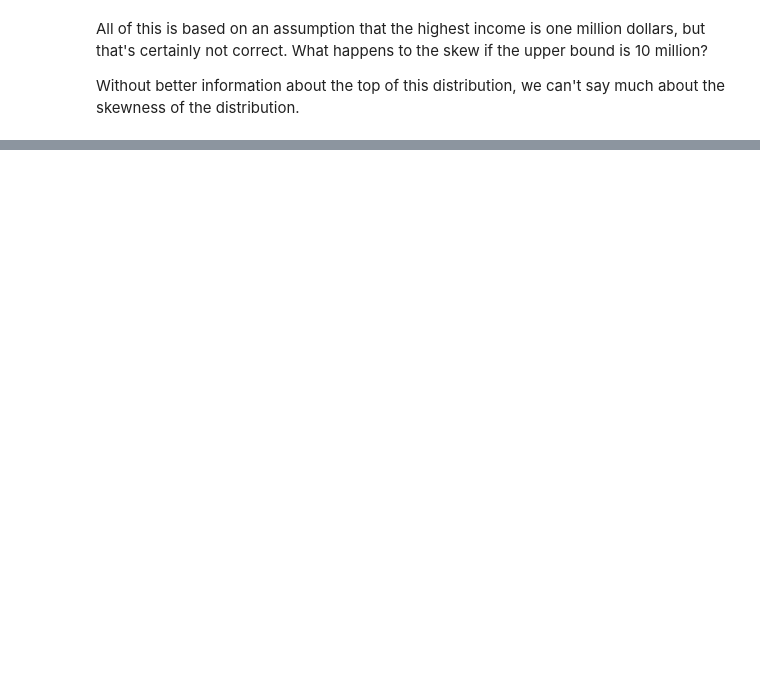
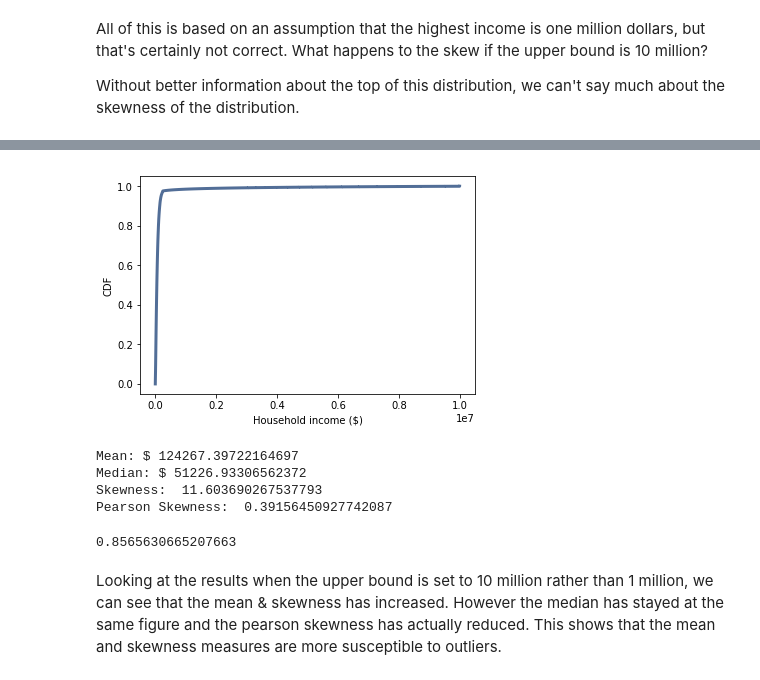
Before and after one commit to rosslogan702/ThinkStats2, a Jupyter notebook: code/chap06ex.ipynb, the cells around one changed output, grey strips where cells are left out. Cells and saved outputs as stored; diff of their text form; code cells hidden in the pictures; blank space fills up the shorter version.

```diff
--- a/code/chap06ex.ipynb
+++ b/code/chap06ex.ipynb
@@ -397,0 +410,32 @@ Without better information about the top of this distribution, we can't say much
+# %%
+sample = np.power(10, log_sample)
+# %%
+cdf = thinkstats2.Cdf(sample)
+thinkplot.Cdf(cdf)
+thinkplot.Config(xlabel='Household income ($)',
+               ylabel='CDF')
+# %% [output]
+[figure, added]
+# %%
+# Solution goes here
+mean = np.mean(sample)
+median = np.median(sample)
+skewness = Skewness(sample)
+pearson_skewness = PearsonMedianSkewness(sample)
+
+# print results
+print('Mean: $', mean)
+print('Median: $', median)
+print('Skewness: ', skewness)
+print('Pearson Skewness: ', pearson_skewness)
+# %% [output]
+Mean: $ 124267.39722164697
+Median: $ 51226.93306562372
+Skewness:  11.603690267537793
+Pearson Skewness:  0.39156450927742087
+# %%
+cdf.Prob(mean)
+# %% [output]
+0.8565630665207663
+# %% [markdown]
+Looking at the results when the upper bound is set to 10 million rather than 1 million, we can see that the mean & skewness has increased. However the median has stayed at the same figure and the pearson skewness has actually reduced. This shows that the mean and skewness measures are more susceptible to outliers.
```
Also changed, not shown: parts of 9 cells of this notebook, 2 other files.
